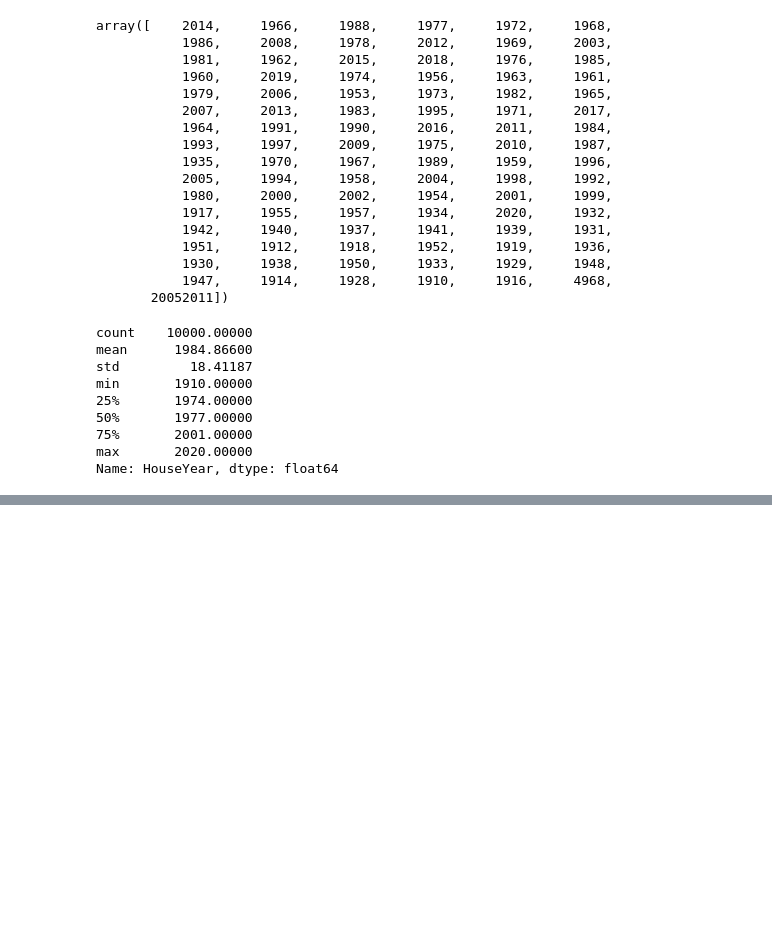
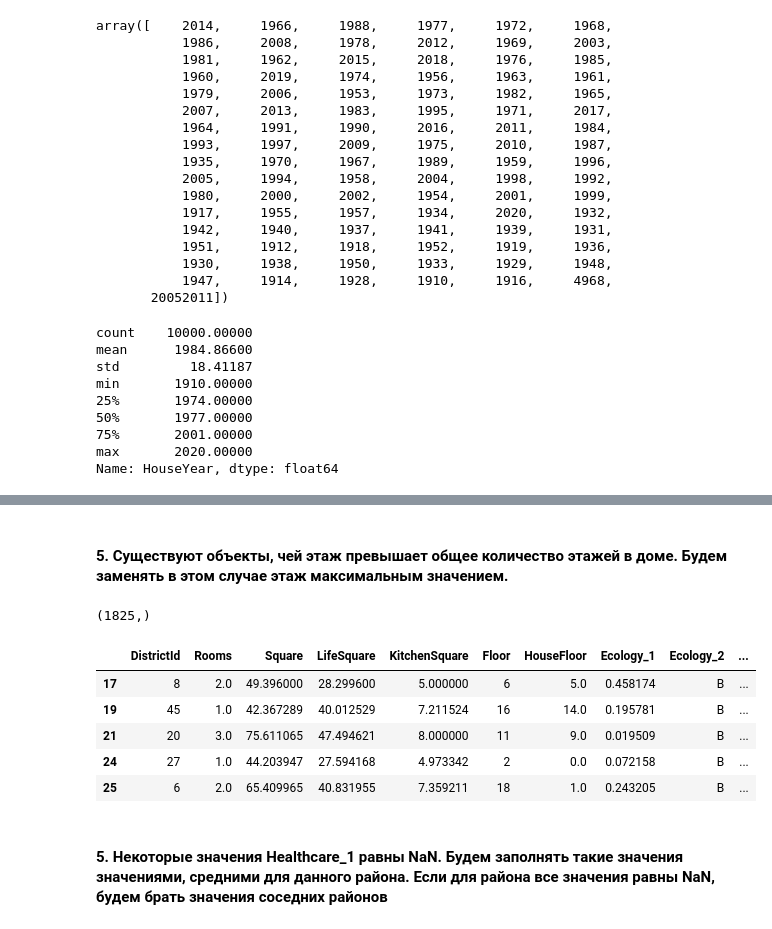
Before and after one commit to yuriy5139/Libs4DSQ1, a Jupyter notebook: LibsForMLQ1course.ipynb, the cells around one changed output, grey strips where cells are left out. Cells and saved outputs as stored; diff of their text form; code cells hidden in the pictures; blank space fills up the shorter version.

```diff
--- a/LibsForMLQ1course.ipynb
+++ b/LibsForMLQ1course.ipynb
@@ -71,0 +208,27 @@ df.head()
+# %%
+rooms_voc = {48: 2, 66: 3, 86: 4, 110: 5}
+# %%
+def rooms(row):
+    if row['Rooms'] == 0 or row['Rooms'] >= 6:
+        rooms = 1
+        for k, v in rooms_voc.items():
+            if row['Square'] > k:
+                rooms = v
+        row['Rooms'] = rooms
+    return row
+df = df.apply(rooms, axis = 1)
+# %% [markdown]
+#### 5. Существуют объекты, чей этаж превышает общее количество этажей в доме. Будем заменять в этом случае этаж максимальным значением.
+# %%
+np.where(df['Floor'] > df['HouseFloor'])[0].shape
+# %% [output]
+(1825,)
+# %%
+df.loc[np.where(df['Floor'] > df['HouseFloor'])].head()
+# %% [output]
+|  | DistrictId | Rooms | Square | LifeSquare | KitchenSquare | Floor | HouseFloor | Ecology_1 | Ecology_2 | ... |
+| 17 | 8 | 2.0 | 49.396000 | 28.299600 | 5.000000 | 6 | 5.0 | 0.458174 | B | ... |
+| 19 | 45 | 1.0 | 42.367289 | 40.012529 | 7.211524 | 16 | 14.0 | 0.195781 | B | ... |
+| 21 | 20 | 3.0 | 75.611065 | 47.494621 | 8.000000 | 11 | 9.0 | 0.019509 | B | ... |
+| 24 | 27 | 1.0 | 44.203947 | 27.594168 | 4.973342 | 2 | 0.0 | 0.072158 | B | ... |
+| 25 | 6 | 2.0 | 65.409965 | 40.831955 | 7.359211 | 18 | 1.0 | 0.243205 | B | ... |
@@ -71,0 +241,2 @@ df.head()
+# %% [markdown]
+#### 5. Некоторые значения Healthcare_1 равны NaN. Будем заполнять такие значения значениями, средними для данного района. Если для района все значения равны NaN, будем брать значения соседних районов
```
Also changed, not shown: parts of 25 cells of this notebook.
